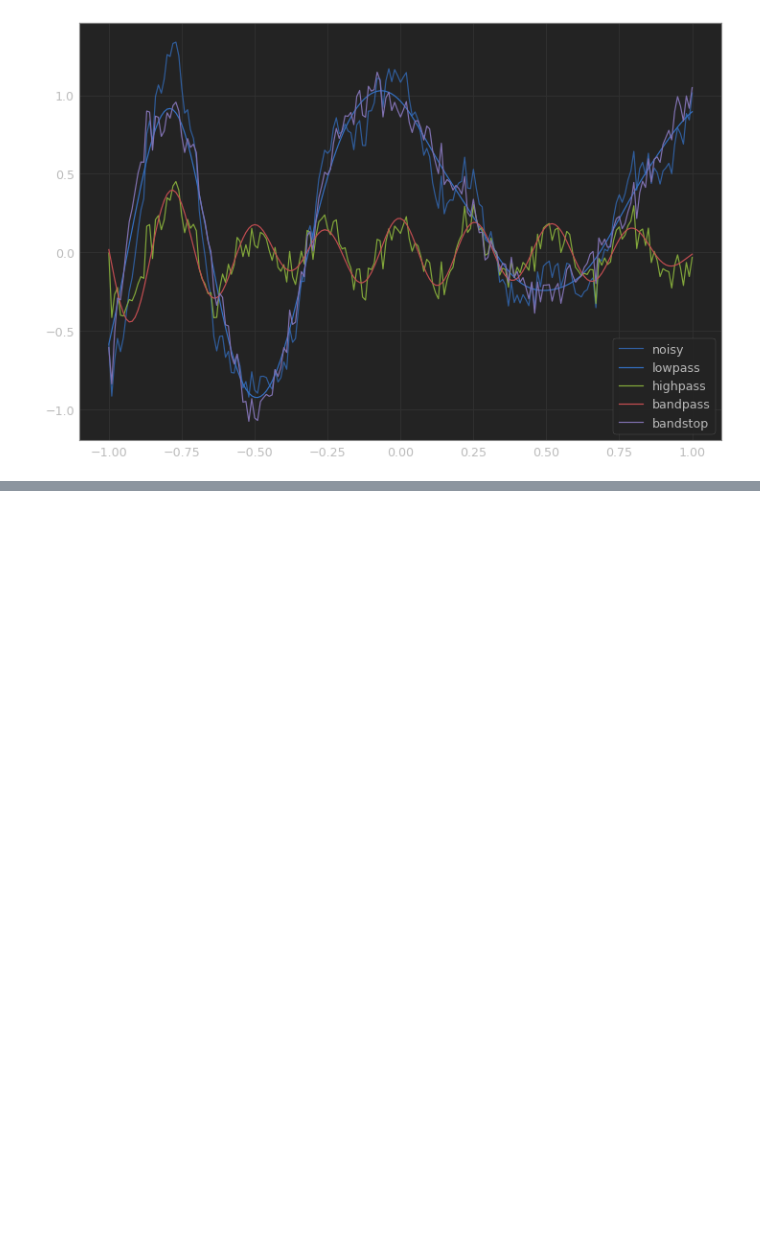
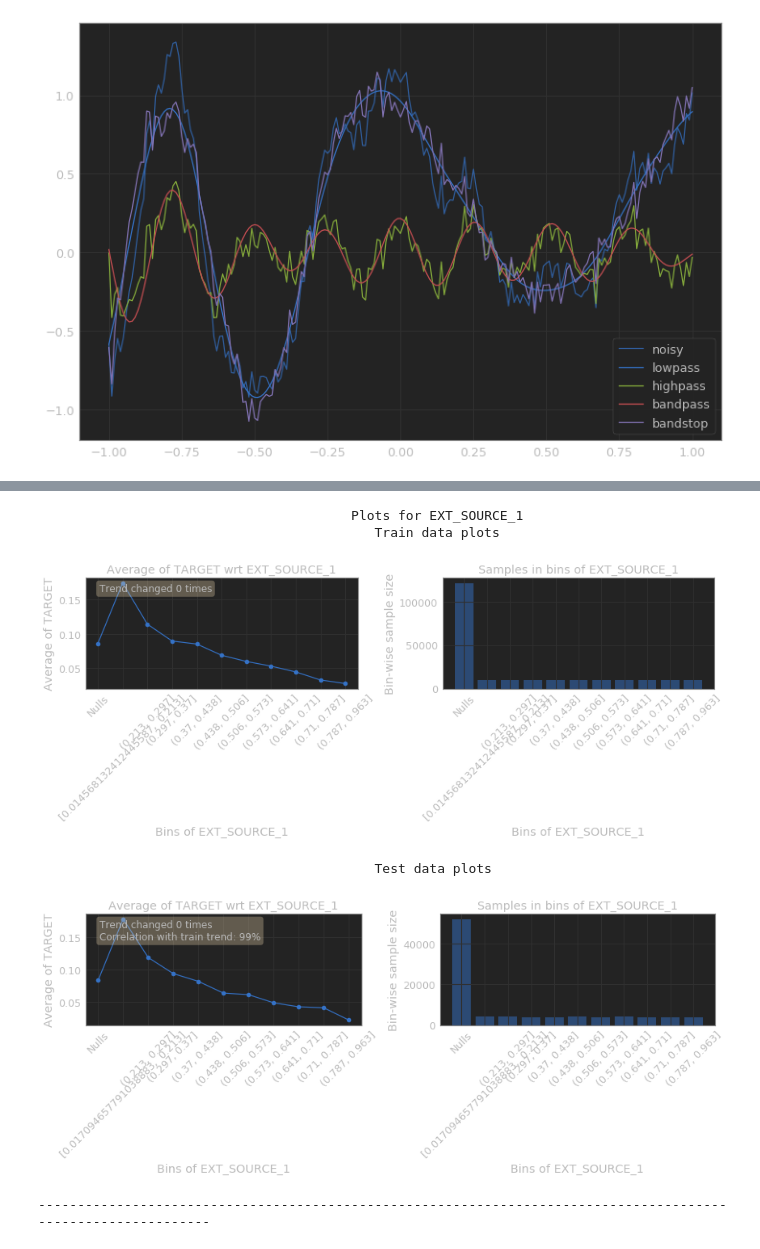
Before and after one commit to xtwxfxk/left5, a Jupyter notebook: test.ipynb, the cells around one changed output, grey strips where cells are left out. Cells and saved outputs as stored; diff of their text form; code cells hidden in the pictures; blank space fills up the shorter version.

```diff
--- a/test.ipynb
+++ b/test.ipynb
@@ -170,0 +204,9 @@ plt.show()
+# %%
+get_univariate_plots(data=train_data, target_col='TARGET', data_test=test_data, features_list=['EXT_SOURCE_1'])
+# %% [output]
+                                        Plots for EXT_SOURCE_1
+                                           Train data plots
+[figure, added]
+                                           Test data plots
+[figure, added]
+--------------------------------------------------------------------------------------------------------------
```
Also changed, not shown: parts of 8 cells of this notebook.
